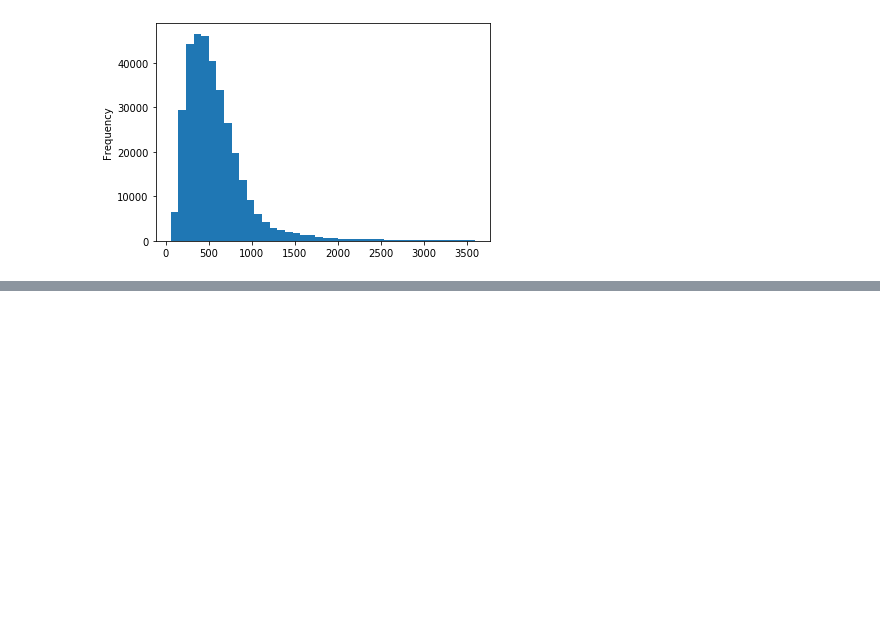
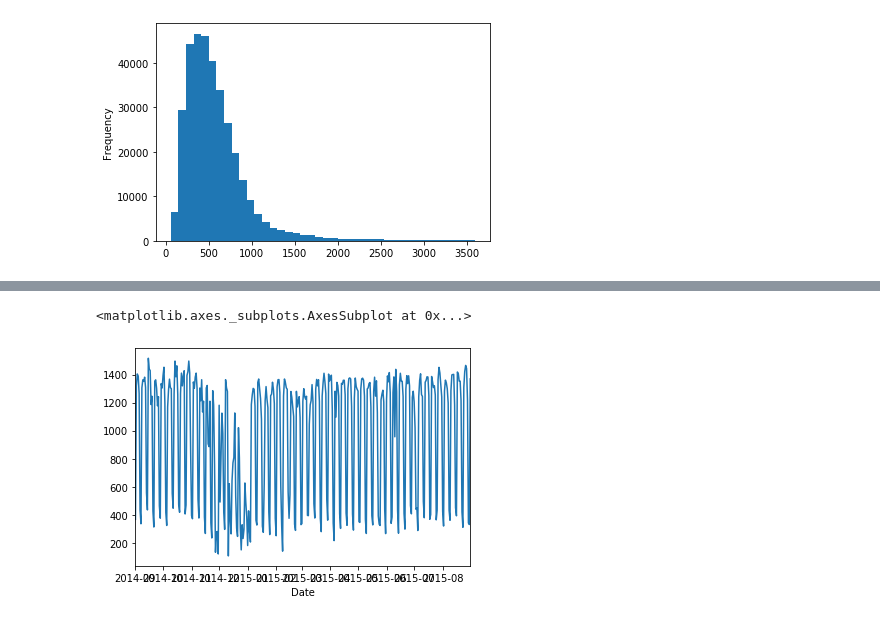
Before and after one commit to dhesse/IN-STK5000-Notebooks-Autumn-19, a Jupyter notebook: Lecture 01b - Pandas.ipynb, the cells around one changed output, grey strips where cells are left out. Cells and saved outputs as stored; diff of their text form; code cells hidden in the pictures; blank space fills up the shorter version.

```diff
--- a/Lecture 01b - Pandas.ipynb
+++ b/Lecture 01b - Pandas.ipynb
@@ -327,0 +357,7 @@ trips[trips['Duration'] < 60*60].head()
+# %%
+trip_counts = trips.groupby('Date')['Duration'].size()
+# %%
+trip_counts.plot()
+# %% [output]
+<matplotlib.axes._subplots.AxesSubplot at 0x...>
+[figure, added]
```
Also changed, not shown: parts of 5 cells of this notebook, 1 other file.
